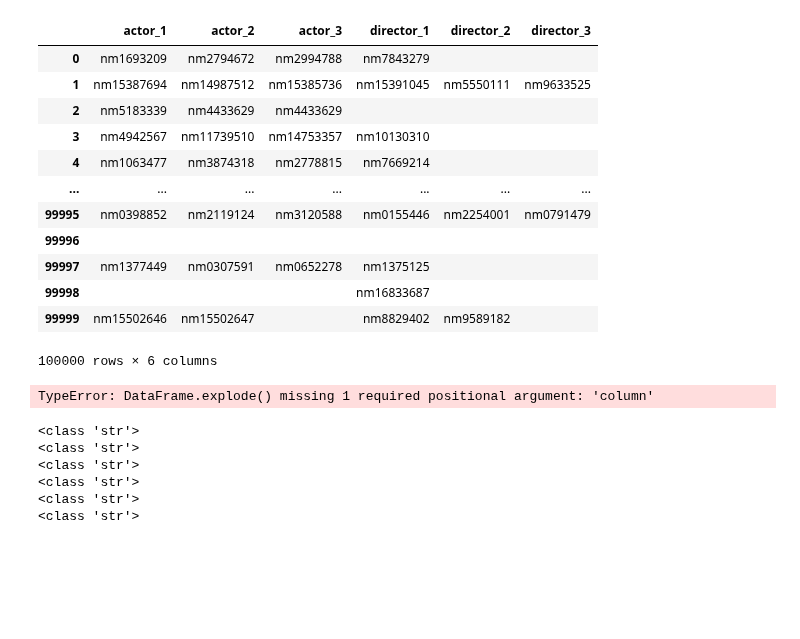
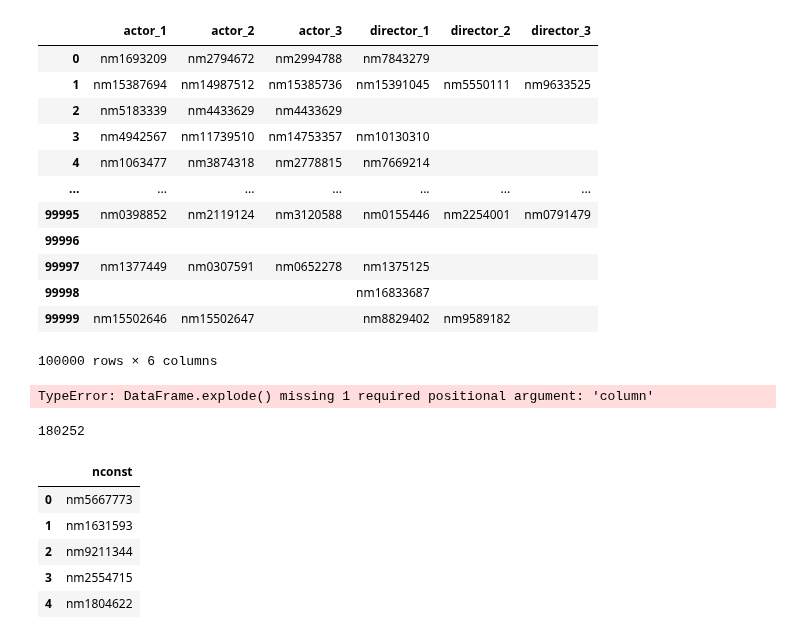
Before and after one commit to data-IA-2024/netfloox-recommandation-gr3, a Jupyter notebook: Recommandation.ipynb, the cells around one changed output. Cells and saved outputs as stored; diff of their text form; code cells hidden in the pictures; blank space fills up the shorter version.

```diff
--- a/Recommandation.ipynb
+++ b/Recommandation.ipynb
@@ -468,12 +468,23 @@ df_y[['actor_1', 'actor_2', 'actor_3', 'director_1', 'director_2', 'director_3']
 # %% [output]
 TypeError: DataFrame.explode() missing 1 required positional argument: 'column'
 # %%
+set_n = set()
+
 for i in df_y[['actor_1', 'actor_2', 'actor_3', 'director_1', 'director_2', 'director_3']].fillna('').iterrows():
-    for j in i[1]: print(type(j))
+    for j in i[1]:
+        if len(j) > 0 : set_n.add(j)
-# %% [output]
-<class 'str'>
-<class 'str'>
-<class 'str'>
-<class 'str'>
-<class 'str'>
-<class 'str'>
+# %%
+len(set_n)
+# %% [output]
+180252
+# %%
+df = pd.DataFrame({'nconst' : list(set_n)})
+# %%
+df.head()
+# %% [output]
+|  | nconst |
+| 0 | nm5667773 |
+| 1 | nm1631593 |
+| 2 | nm9211344 |
+| 3 | nm2554715 |
+| 4 | nm1804622 |
```
Also changed, not shown: parts of 1 cell of this notebook, 1 other file.
